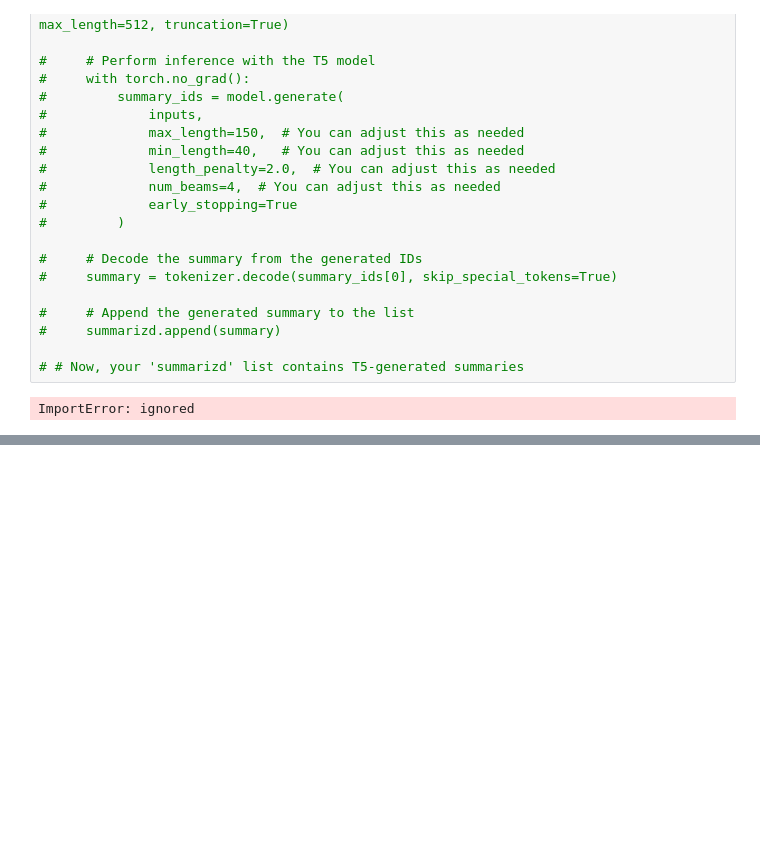
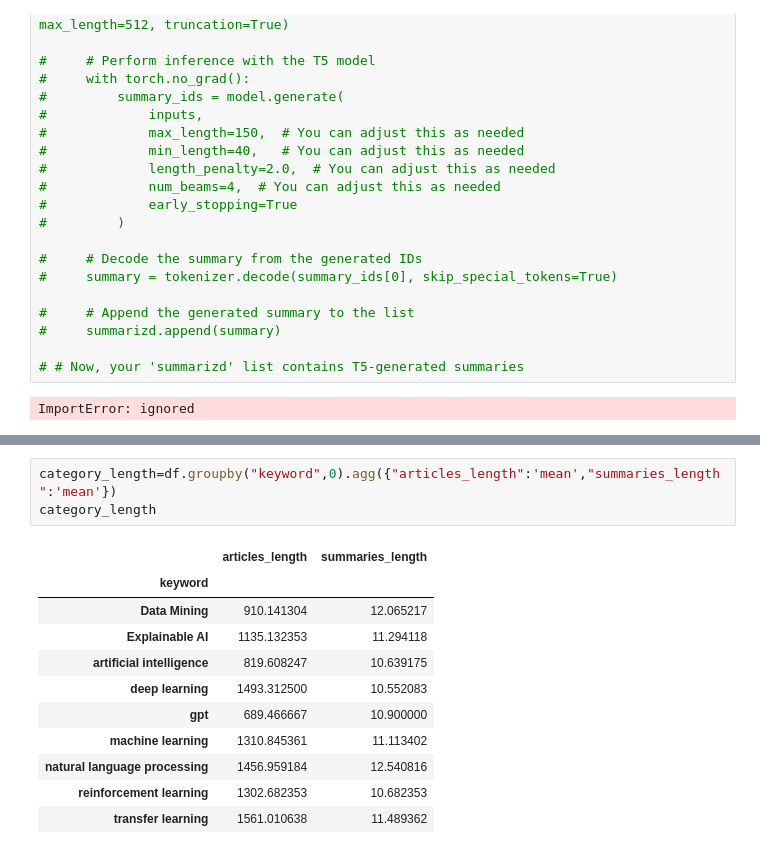
Before and after one commit to lavanyaasehgal/IntelliShorts, a Jupyter notebook: NLP_summarizer.ipynb, the cells around one changed output, grey strips where cells are left out. Cells and saved outputs as stored; diff of their text form; blank space fills up the shorter version.

```diff
--- a/NLP_summarizer.ipynb
+++ b/NLP_summarizer.ipynb
@@ -1133,0 +1586,15 @@ ImportError: ignored
+# %%
+category_length=df.groupby("keyword",0).agg({"articles_length":'mean',"summaries_length":'mean'})
+category_length
+# %% [output]
+|  | articles_length | summaries_length |
+| keyword |  |  |
+| Data Mining | 910.141304 | 12.065217 |
+| Explainable AI | 1135.132353 | 11.294118 |
+| artificial intelligence | 819.608247 | 10.639175 |
+| deep learning | 1493.312500 | 10.552083 |
+| gpt | 689.466667 | 10.900000 |
+| machine learning | 1310.845361 | 11.113402 |
+| natural language processing | 1456.959184 | 12.540816 |
+| reinforcement learning | 1302.682353 | 10.682353 |
+| transfer learning | 1561.010638 | 11.489362 |
```
Also changed, not shown: parts of 71 cells of this notebook.
